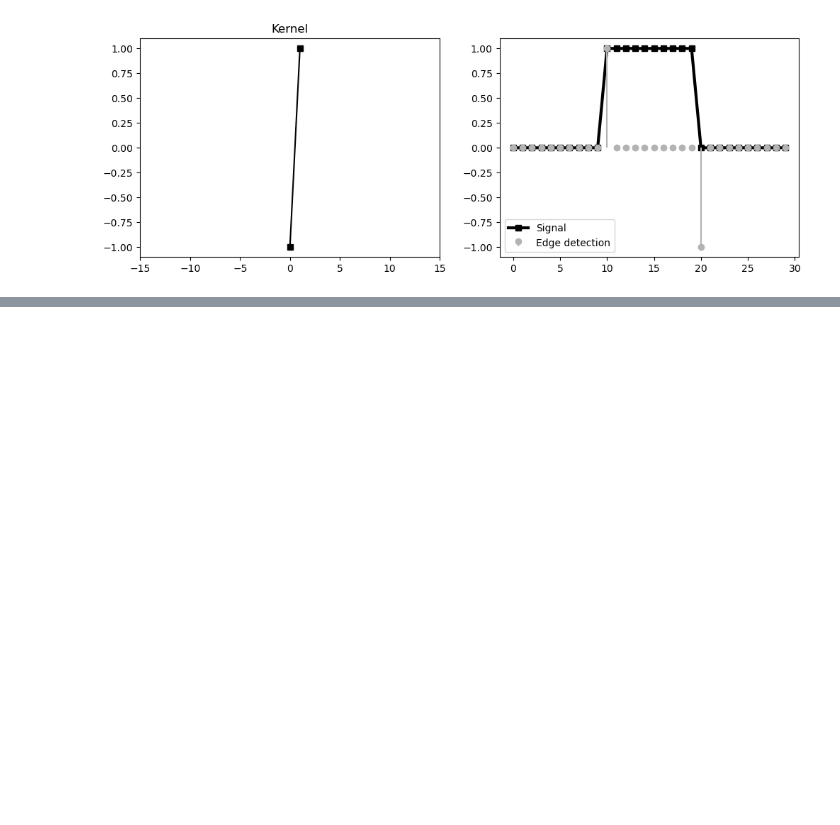
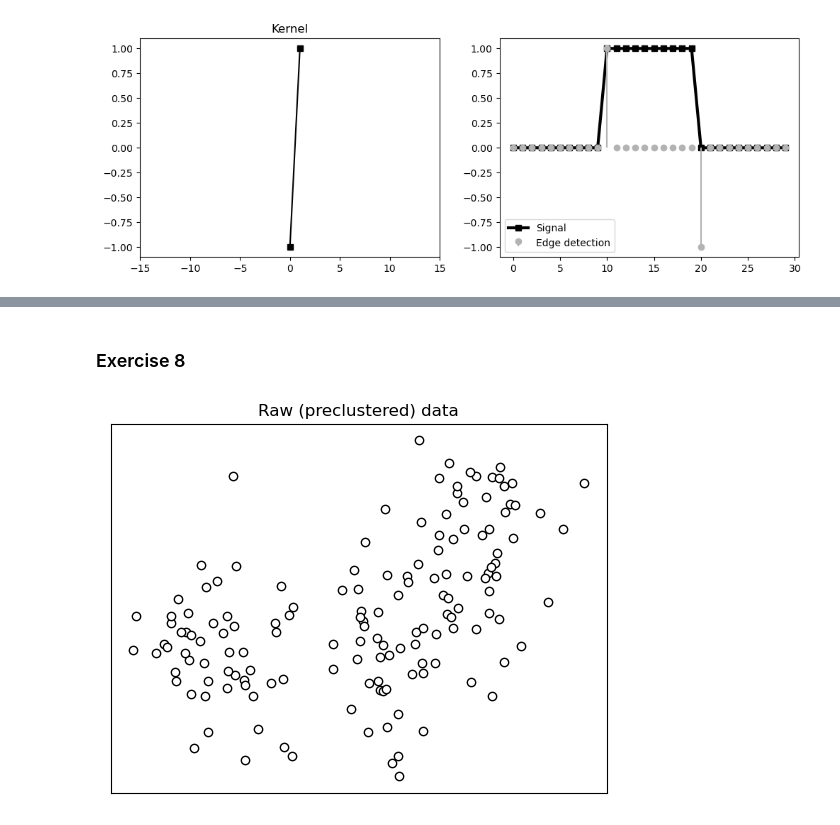
Before and after one commit to refigo/mathematics-vault, a Jupyter notebook: Linear_Algebra/linarg4ds/ch04/ch04_vector_applications.ipynb, the cells around one changed output, grey strips where cells are left out. Saved outputs shown, nothing was run; the diff lists cells and outputs as text; code cells hidden in the pictures; blank space fills up the shorter version.

```diff
--- a/Linear_Algebra/linarg4ds/ch04/ch04_vector_applications.ipynb
+++ b/Linear_Algebra/linarg4ds/ch04/ch04_vector_applications.ipynb
@@ -330,0 +417,32 @@ plt.show()
+# %% [markdown]
+### Exercise 8
+# %%
+## Create data
+nPerClust = 50
+
+# blur around centroid (std units)
+blur = 1
+
+# XY centroid locations
+A = [  1, 1 ]
+B = [ -3, 1 ]
+C = [  3, 3 ]
+
+# generate data
+a = [ A[0]+np.random.randn(nPerClust)*blur , A[1]+np.random.randn(nPerClust)*blur ]
+b = [ B[0]+np.random.randn(nPerClust)*blur , B[1]+np.random.randn(nPerClust)*blur ]
+c = [ C[0]+np.random.randn(nPerClust)*blur , C[1]+np.random.randn(nPerClust)*blur ]
+
+# concatanate into a matrix
+data = np.transpose( np.concatenate((a,b,c),axis=1) )
+
+
+# plot data
+plt.plot(data[:,0],data[:,1],'ko',markerfacecolor='w')
+plt.title('Raw (preclustered) data')
+plt.xticks([])
+plt.yticks([])
+
+plt.show()
+# %% [output]
+[figure, added]
```
Also changed, not shown: parts of 6 cells of this notebook.
